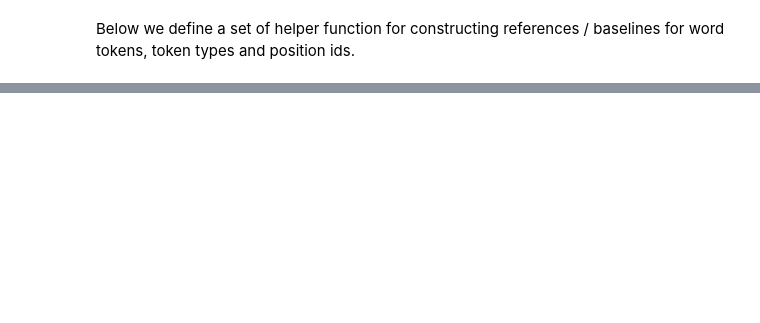
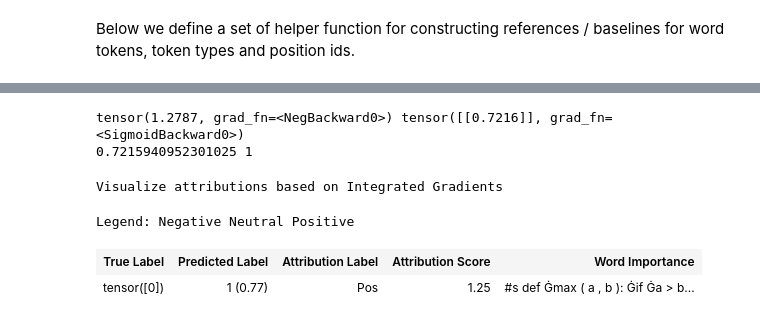
Before and after one commit to Jirigesi/CodeXGLUE, a Jupyter notebook: Code-Code/Defect-detection/code/attentionAnalysis.ipynb, the cells around one changed output, grey strips where cells are left out. Drawn from its saved outputs; the diff is of its cells as text; code cells hidden in the pictures; blank space fills up the shorter version.

Commit message:
fix attribution analysis bug for codebert

```diff
--- a/Code-Code/Defect-detection/code/attentionAnalysis.ipynb
+++ b/Code-Code/Defect-detection/code/attentionAnalysis.ipynb
@@ -109,0 +184,12 @@ def construct_attention_mask(input_ids):
+# %%
+lm_loss, logit, output_attentions = model(input_ids=input_ids,
+                                          attention_mask=attention_mask,
+                                          labels=input_labels)
+pred = logit.item()
+pred_ind = round(pred)
+
+print(lm_loss, logit)
+print(pred, pred_ind)
+# %% [output]
+tensor(1.2787, grad_fn=<NegBackward0>) tensor([[0.7216]], grad_fn=<SigmoidBackward0>)
+0.7215940952301025 1
@@ -109,0 +215,31 @@ def construct_attention_mask(input_ids):
+# %%
+lig = LayerIntegratedGradients(model, model.encoder.roberta.embeddings)
+# %%
+ # compute attributions and approximation delta using layer integrated gradients
+attributions_ig, delta = lig.attribute(input_ids,
+                                       reference_indices,
+                                       return_convergence_delta=True)
+# %%
+attributions = attributions_ig.sum(dim=2).squeeze(0)
+attributions = attributions / torch.norm(attributions)
+attributions = attributions.cpu().detach().numpy()
+# %%
+vis_data_records_ig = []
+
+vis_data_records_ig.append(visualization.VisualizationDataRecord(
+                            attributions,
+                            pred,
+                            pred_ind,
+                            input_labels,
+                            "Pos",
+                            attributions.sum(),
+                            code_example.input_tokens,
+                            delta))
+# %%
+print('Visualize attributions based on Integrated Gradients')
+_ = visualization.visualize_text(vis_data_records_ig)
+# %% [output]
+Visualize attributions based on Integrated Gradients
+Legend: Negative Neutral Positive
+| True Label | Predicted Label | Attribution Label | Attribution Score | Word Importance |
+| tensor([0]) | 1 (0.77) | Pos | 1.25 | #s def Ġmax ( a , b ): Ġif Ġa > b... |
```
Also changed, not shown: parts of 35 cells of this notebook, 2 other files.
